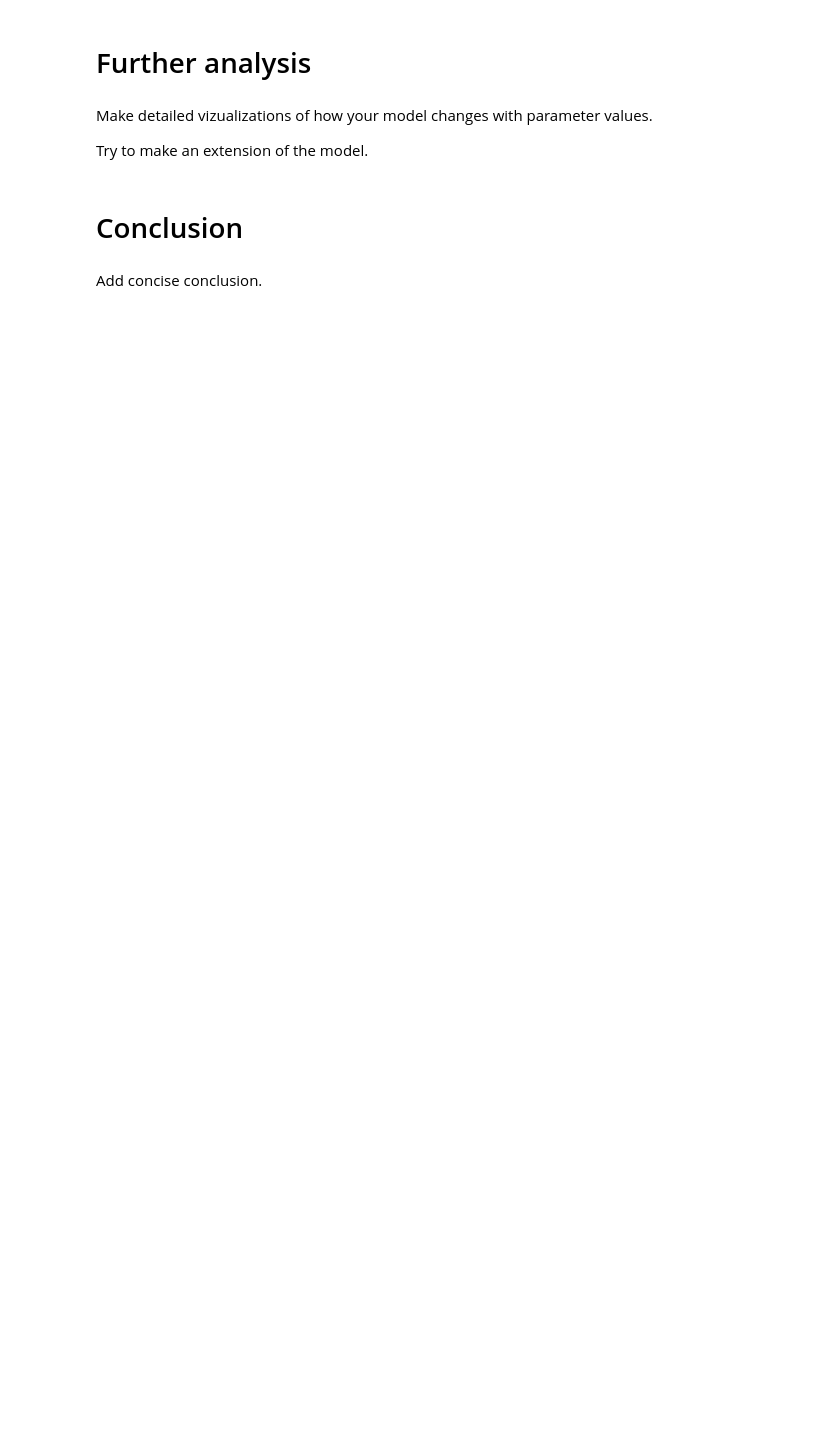
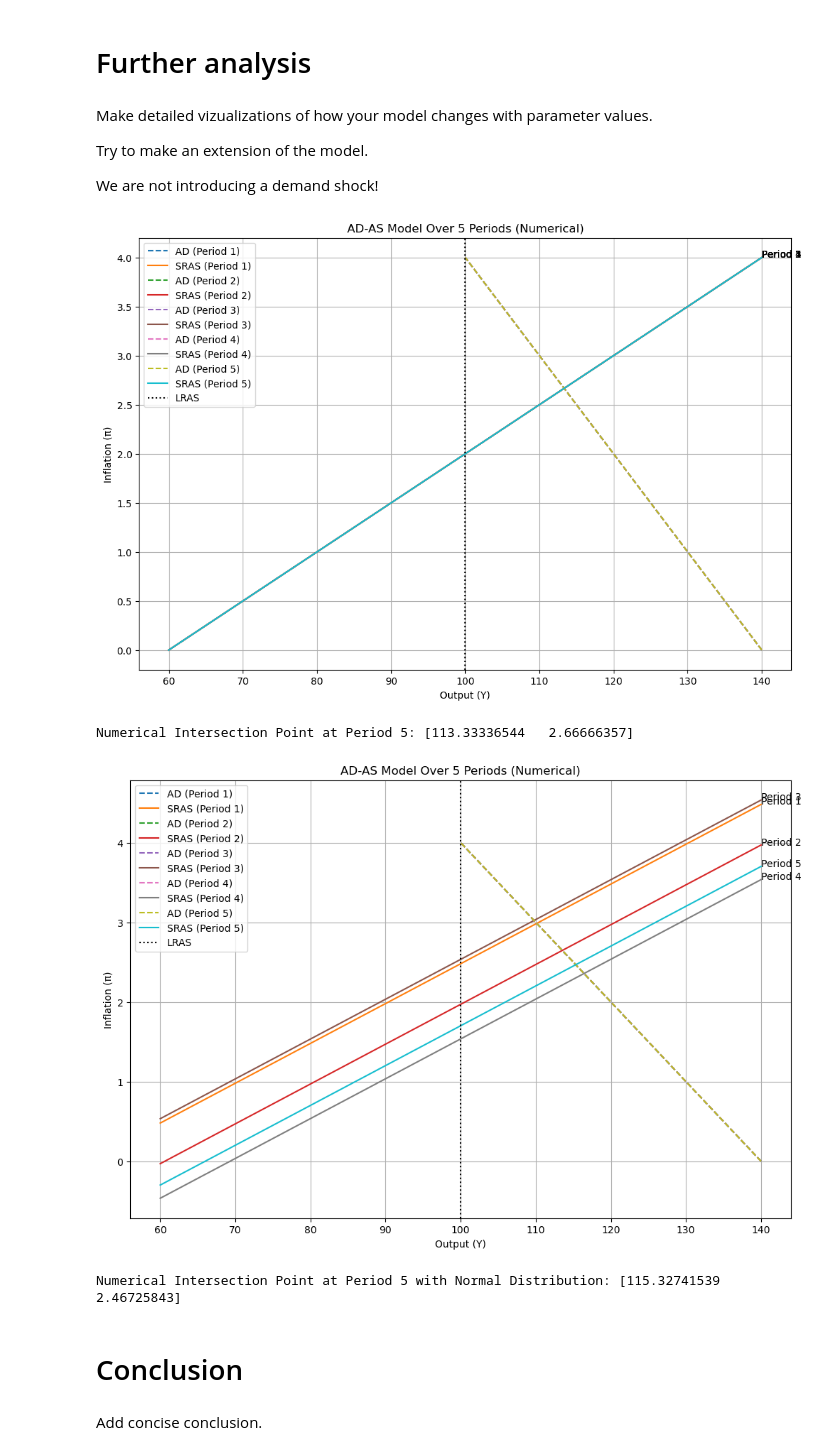
Before and after one commit to NumEconCopenhagen/projects-2024-maltheogpeter, a Jupyter notebook: modelproject/modelproject.ipynb, the cells around one changed output. Cells and saved outputs as stored; diff of their text form; code cells hidden in the pictures; blank space fills up the shorter version.

```diff
--- a/modelproject/modelproject.ipynb
+++ b/modelproject/modelproject.ipynb
@@ -129,6 +138,45 @@ Numerical Intersection Point at Period 10: [96.09462717  2.39053789]
 Make detailed vizualizations of how your model changes with parameter values.
 
 Try to make an extension of the model.
+
+We are not introducing a demand shock!
+# %%
+# Initialize the model with a demand shock of 20
+model = ADASModel(
+    beta1=10, beta2=1, beta3=0.1, gamma=0.05, a=0.2, expected_inflation=2, foreign_inflation=0,
+    foreign_interest_rate=2, foreign_real_interest_rate=2, previous_exchange_rate=2, potential_output=100,
+    delta=0.1, demand_shock=20  # Introduce a significant demand shock
+)
+
+# Ensure that s_t remains zero for all periods
+model.s_t = 0
+model.update_normal_distribution = False  # Disable normal distribution updates
+
+# Define the initial guess for the numerical solution
+initial_guess = [100, 2]
+
+# Set the number of periods for the numerical solution
+num_periods = 5
+
+# Plot and find the numerical solution over the given number of periods
+intersection_numerical = model.plot_graphs_all_periods_numerical(num_periods, initial_guess)
+
+# Print the numerical intersection point at the final period
+print(f"Numerical Intersection Point at Period {num_periods}: {intersection_numerical}")
+
+# Enable normal distribution updates for the following iterations
+model.update_normal_distribution = True
+
+# Plot again after enabling normal distribution updates
+intersection_numerical = model.plot_graphs_all_periods_numerical(num_periods, initial_guess)
+
+# Print the numerical intersection point at the final period with normal distribution
+print(f"Numerical Intersection Point at Period {num_periods} with Normal Distribution: {intersection_numerical}")
+# %% [output]
+[figure, added]
+Numerical Intersection Point at Period 5: [113.33336544   2.66666357]
+[figure, added]
+Numerical Intersection Point at Period 5 with Normal Distribution: [115.32741539   2.46725843]
 # %% [markdown]
 # Conclusion
 # %% [markdown]
```
Also changed, not shown: parts of 8 cells of this notebook.
